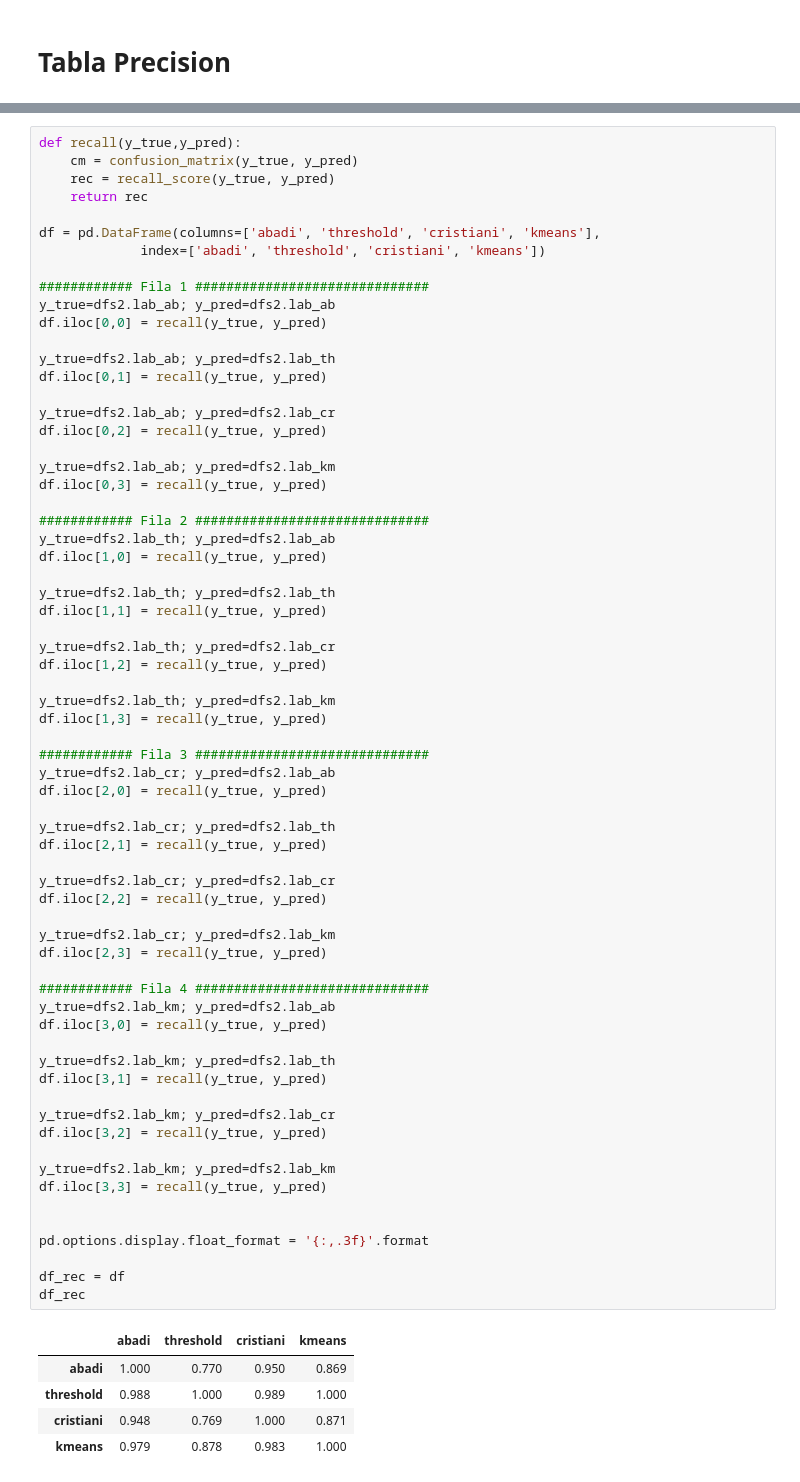
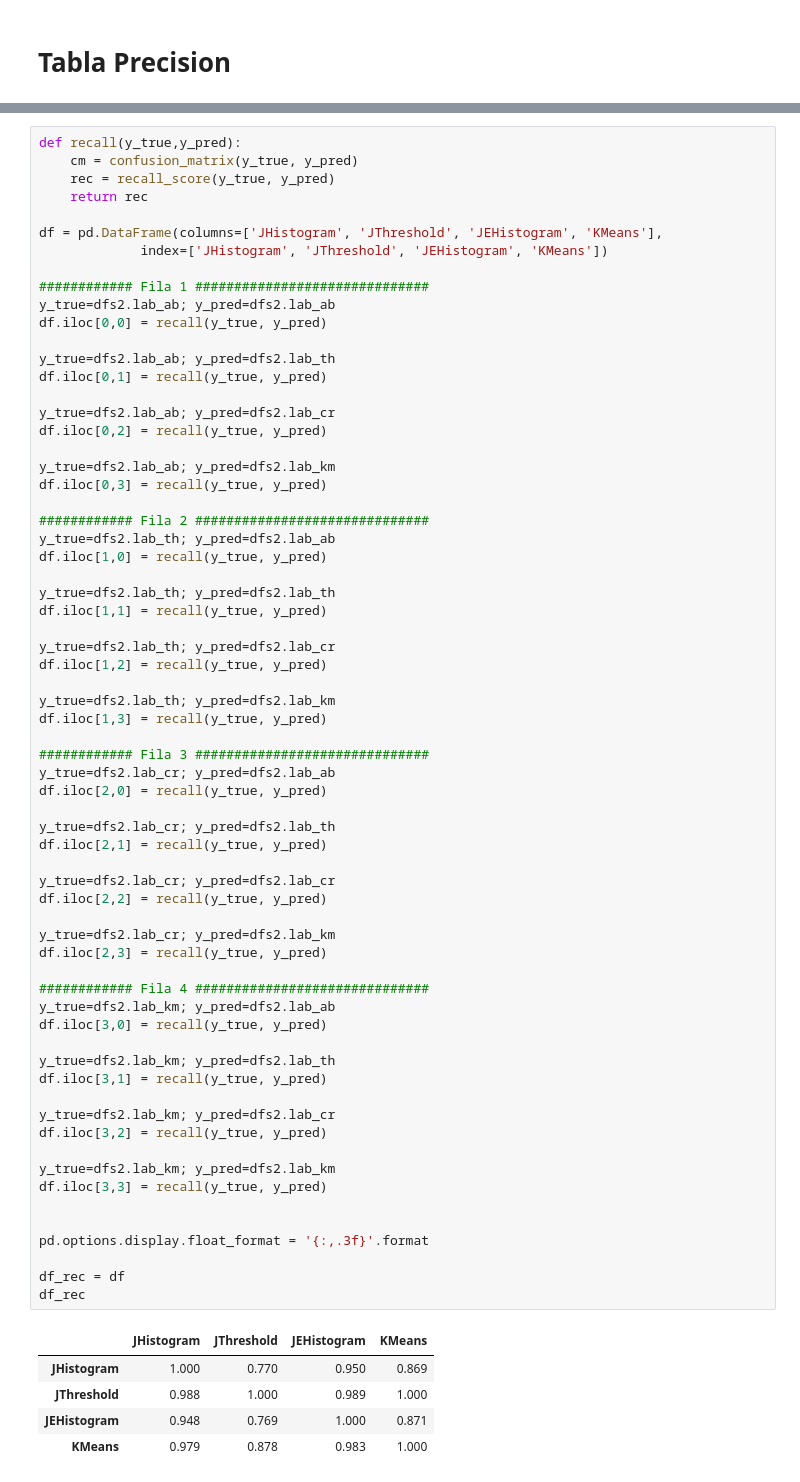
Before and after one commit to antotaverna/gchop_paper, a Jupyter notebook: pyc.ipynb, the cells around one changed output, grey strips where cells are left out. Cells and saved outputs as stored; diff of their text form.

```diff
--- a/pyc.ipynb
+++ b/pyc.ipynb
@@ -211,8 +211,8 @@ def recall(y_true,y_pred):
     rec = recall_score(y_true, y_pred)
     return rec
 
-df = pd.DataFrame(columns=['abadi', 'threshold', 'cristiani', 'kmeans'],
-             index=['abadi', 'threshold', 'cristiani', 'kmeans'])
+df = pd.DataFrame(columns=['JHistogram', 'JThreshold', 'JEHistogram', 'KMeans'],
+             index=['JHistogram', 'JThreshold', 'JEHistogram', 'KMeans'])
 
 ############ Fila 1 ##############################
 y_true=dfs2.lab_ab; y_pred=dfs2.lab_ab
@@ -245,35 +245,35 @@ y_true=dfs2.lab_cr; y_pred=dfs2.lab_ab
 df.iloc[2,0] = recall(y_true, y_pred)
 
 y_true=dfs2.lab_cr; y_pred=dfs2.lab_th
 df.iloc[2,1] = recall(y_true, y_pred)
 
 y_true=dfs2.lab_cr; y_pred=dfs2.lab_cr
 df.iloc[2,2] = recall(y_true, y_pred)
 
 y_true=dfs2.lab_cr; y_pred=dfs2.lab_km
 df.iloc[2,3] = recall(y_true, y_pred)
 
 ############ Fila 4 ##############################
 y_true=dfs2.lab_km; y_pred=dfs2.lab_ab
 df.iloc[3,0] = recall(y_true, y_pred)
 
 y_true=dfs2.lab_km; y_pred=dfs2.lab_th
 df.iloc[3,1] = recall(y_true, y_pred)
 
 y_true=dfs2.lab_km; y_pred=dfs2.lab_cr
 df.iloc[3,2] = recall(y_true, y_pred)
 
 y_true=dfs2.lab_km; y_pred=dfs2.lab_km
 df.iloc[3,3] = recall(y_true, y_pred)
 
 
 pd.options.display.float_format = '{:,.3f}'.format
 
 df_rec = df
 df_rec
 # %% [output]
-|  | abadi | threshold | cristiani | kmeans |
-| abadi | 1.000 | 0.770 | 0.950 | 0.869 |
-| threshold | 0.988 | 1.000 | 0.989 | 1.000 |
-| cristiani | 0.948 | 0.769 | 1.000 | 0.871 |
-| kmeans | 0.979 | 0.878 | 0.983 | 1.000 |
+|  | JHistogram | JThreshold | JEHistogram | KMeans |
+| JHistogram | 1.000 | 0.770 | 0.950 | 0.869 |
+| JThreshold | 0.988 | 1.000 | 0.989 | 1.000 |
+| JEHistogram | 0.948 | 0.769 | 1.000 | 0.871 |
+| KMeans | 0.979 | 0.878 | 0.983 | 1.000 |
```
Also changed, not shown: parts of 8 cells of this notebook, 3 other files.
